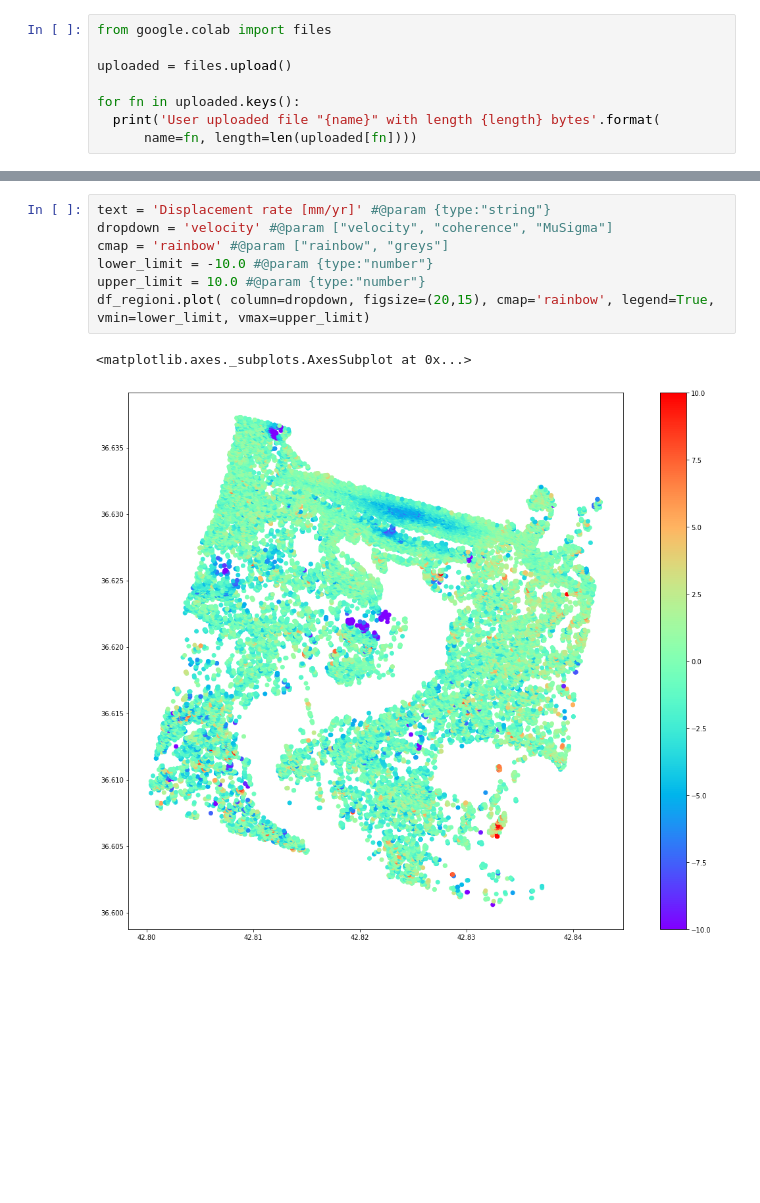
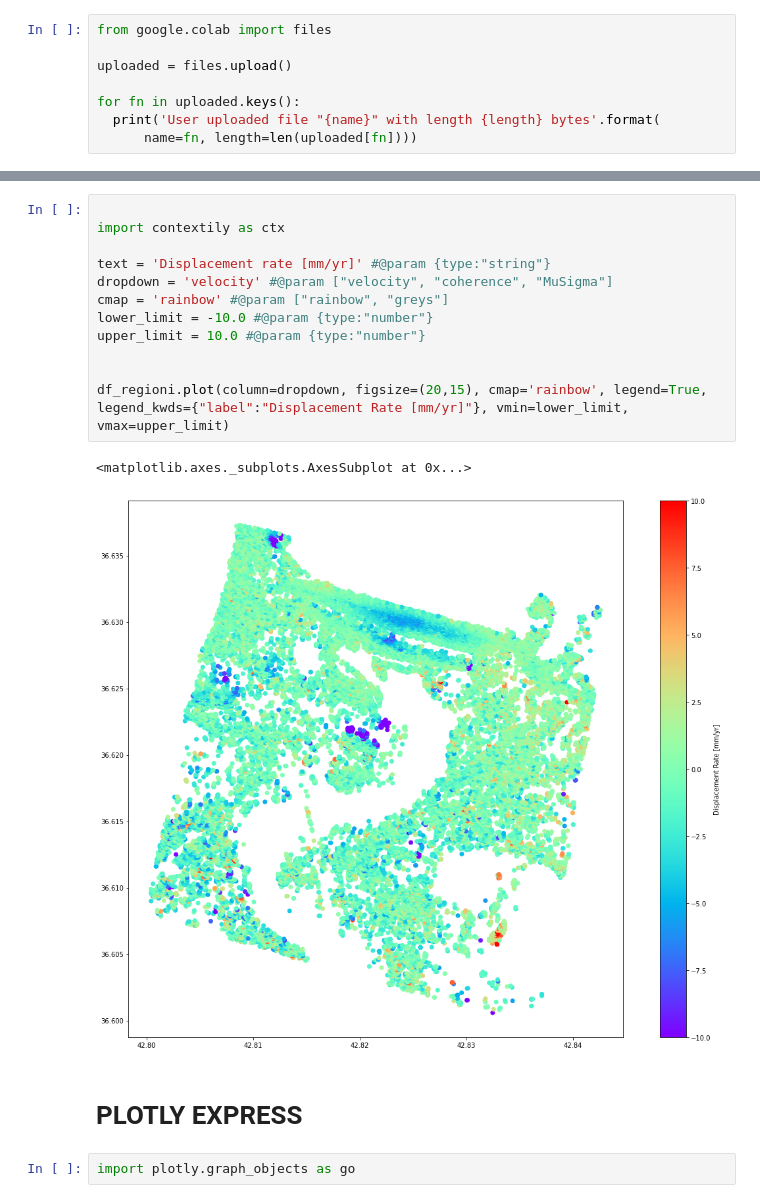
Before and after one commit to mdefilippi85/P-Project-Big-Data, a Jupyter notebook: example geopandas.ipynb, the cells around one changed output, grey strips where cells are left out. Cells and saved outputs as stored; diff of their text form; blank space fills up the shorter version.

```diff
--- a/example geopandas.ipynb
+++ b/example geopandas.ipynb
@@ -39,10 +59,19 @@ df_regioni.head()
 # %%
+
+import contextily as ctx
+
 text = 'Displacement rate [mm/yr]' #@param {type:"string"}
 dropdown = 'velocity' #@param ["velocity", "coherence", "MuSigma"]
 cmap = 'rainbow' #@param ["rainbow", "greys"]
 lower_limit = -10.0 #@param {type:"number"}
 upper_limit = 10.0 #@param {type:"number"}
-df_regioni.plot( column=dropdown, figsize=(20,15), cmap='rainbow', legend=True, vmin=lower_limit, vmax=upper_limit)
+
+
+df_regioni.plot(column=dropdown, figsize=(20,15), cmap='rainbow', legend=True, legend_kwds={"label":"Displacement Rate [mm/yr]"}, vmin=lower_limit, vmax=upper_limit)
 # %% [output]
 <matplotlib.axes._subplots.AxesSubplot at 0x...>
-[figure, old version]
+[figure, new version]
+# %% [markdown]
+# PLOTLY EXPRESS
+# %%
+import plotly.graph_objects as go
```
Also changed, not shown: parts of 4 cells of this notebook.
